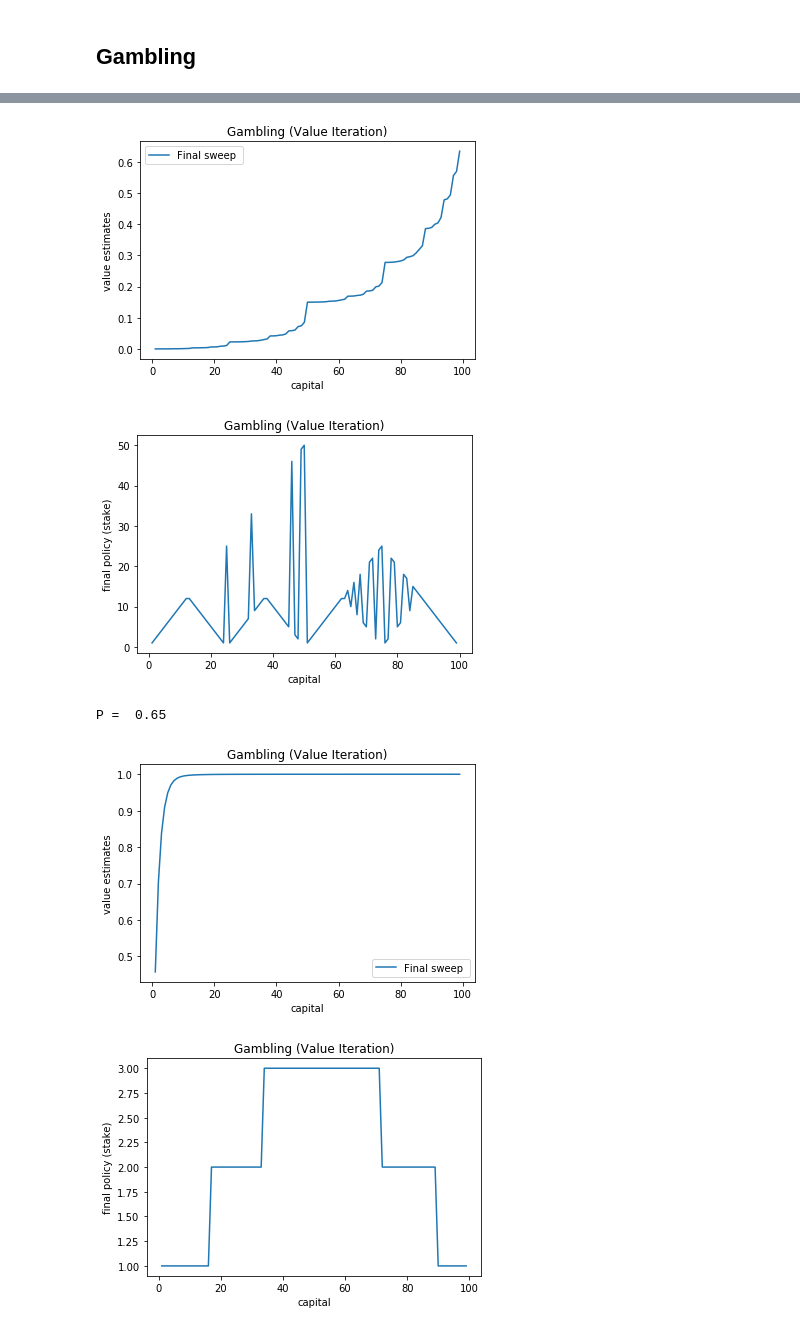
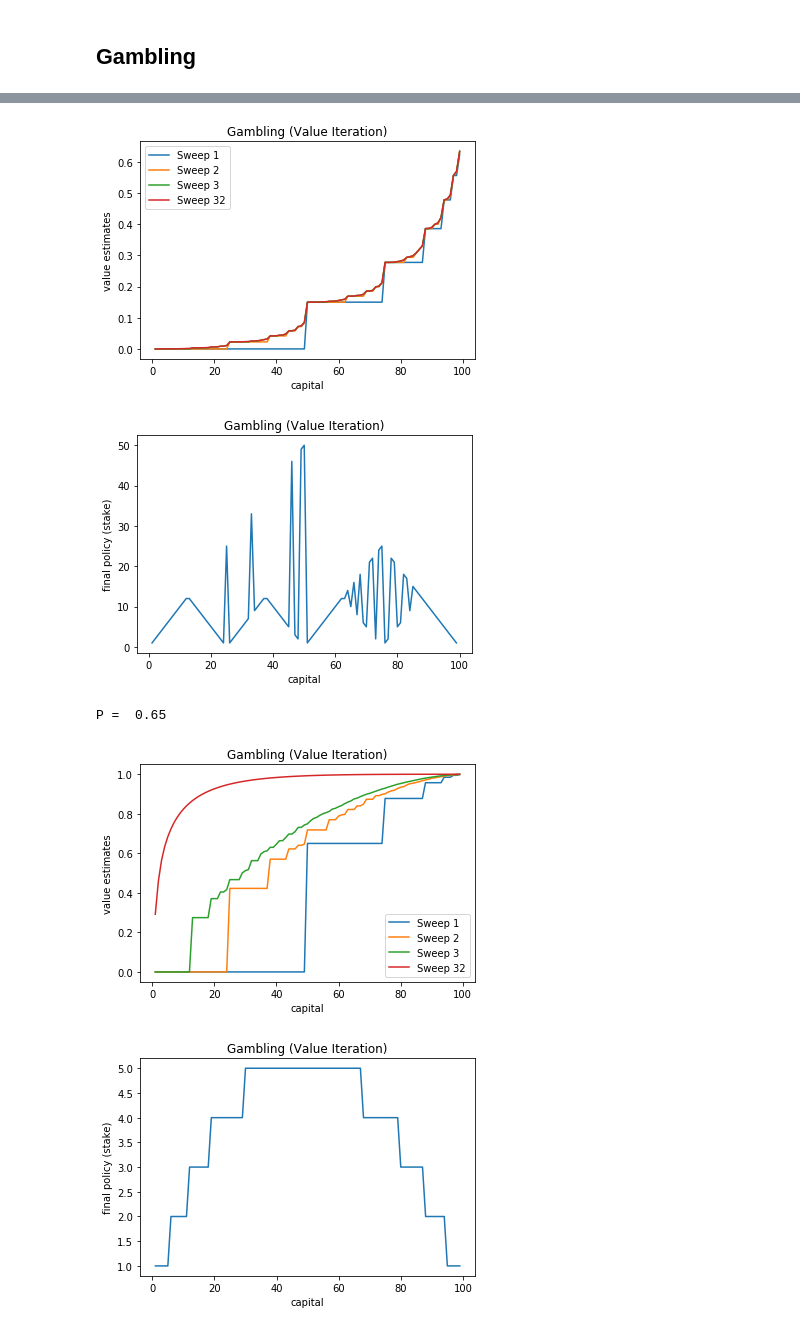
Before and after one commit to devloper13/Topics-in-Machine-Learning, a Jupyter notebook: main.ipynb, the cells around one changed output, grey strips where cells are left out. Saved outputs shown, nothing was run; the diff lists cells and outputs as text; code cells hidden in the pictures.

Commit message:
Plots for gamble done.

```diff
--- a/main.ipynb
+++ b/main.ipynb
@@ -538,12 +533,14 @@ class ValueIterationGamble:
         self.Q = np.zeros((env.maxcol,env.tot_act))
         self.V = np.zeros((101))
         self.policy = np.zeros((101))
+        self.V_cache = {}
+        self.iterations = 32
 
     def update(self):
         delta = 0
         eps = 1e-2
-        iterations = 100
-        while iterations:
+        itr = 1
+        while itr <= self.iterations:
             for state in range(0,len(self.V)):
                 #print(state)
                 v = self.V[state]
@@ -562,9 +559,10 @@ class ValueIterationGamble:
                 #print(delta)
                 #if delta < eps:
                 #    break
-            iterations -= 1
+            self.V_cache[itr] = self.V.copy()
+            itr += 1
 
-
+        self.plot()
         #print(self.V)
         #self.env.vi_test(self.Q)
 
@@ -585,17 +583,33 @@ class ValueIterationGamble:
         for row in range(1,len(self.Q)-1): #1-99 states
             self.policy[row] = np.argmax(self.Q[row])
 
+    def plot(self):
+        capital = [i for i in range(1,100)]
+        #for i in self.V_cache:
+        plt.plot(capital,self.V_cache[1][1:-1],label='Sweep '+str(1))
+        plt.plot(capital,self.V_cache[2][1:-1],label='Sweep '+str(2))
+        plt.plot(capital,self.V_cache[3][1:-1],label='Sweep '+str(3))
+        plt.plot(capital,self.V_cache[32][1:-1],label='Sweep '+str(32))
+        #plt.axis([1,99,0,1])
+        plt.xlabel("capital")
+        plt.ylabel("value estimates")
+        plt.title("Gambling (Value Iteration)")
+        plt.legend()
+        plt.show()
+
     def get_action(self):
         pass
 # %%
-tests = [0.3,0.15,0.65]
+tests = [0.4,0.15,0.65]
 for p in tests:
     env_gamble =  Gamble(p)
     agent_gamble = ValueIterationGamble(env_gamble)
+    print('P = ',p)
     agent_gamble.update()
     agent_gamble.get_best_policy()
     #plot
-    print('P = ',p)
+
+    '''
     capital = [i for i in range(1,100)]
     plt.plot(capital,agent_gamble.V[1:-1],label='Final sweep ')
     #plt.axis([1,99,0,1])
@@ -604,9 +618,10 @@ for p in tests:
     plt.title("Gambling (Value Iteration)")
     plt.legend()
     plt.show()
+    '''
 
     plt.plot(capital,agent_gamble.policy[1:-1])
-    #plt.axis([1,100])
+    #plt.axis([1,99,1,50])
     plt.xlabel("capital")
     plt.ylabel("final policy (stake)")
     plt.title("Gambling (Value Iteration)")
@@ -618,6 +633,6 @@ P =  0.3
 P =  0.15
-[figure, old version]
+[figure, new version]
 [figure]
 P =  0.65
-[figure, old version]
+[figure, new version]
-[figure, old version]
+[figure, new version]
```
Also changed, not shown: parts of 7 cells of this notebook.
